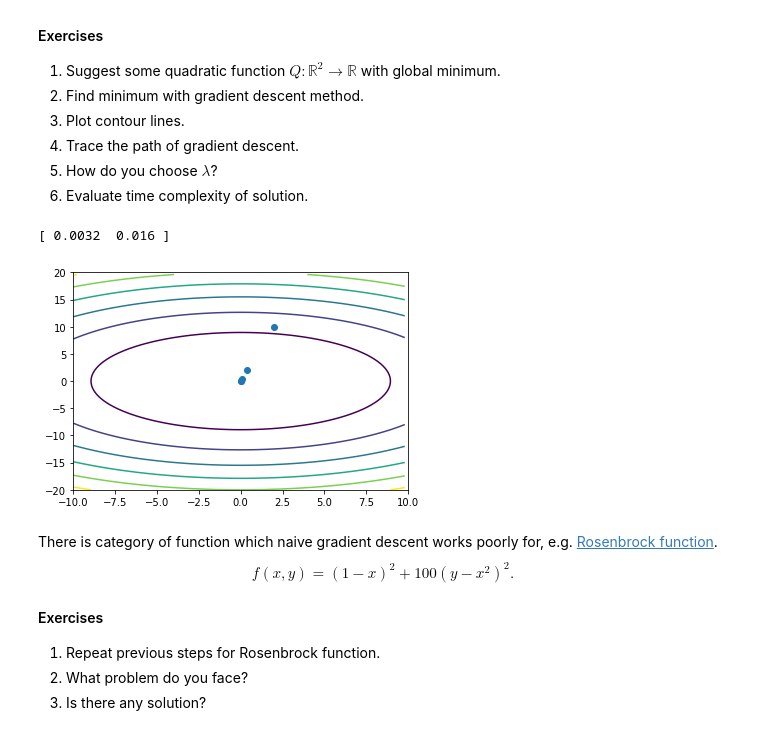
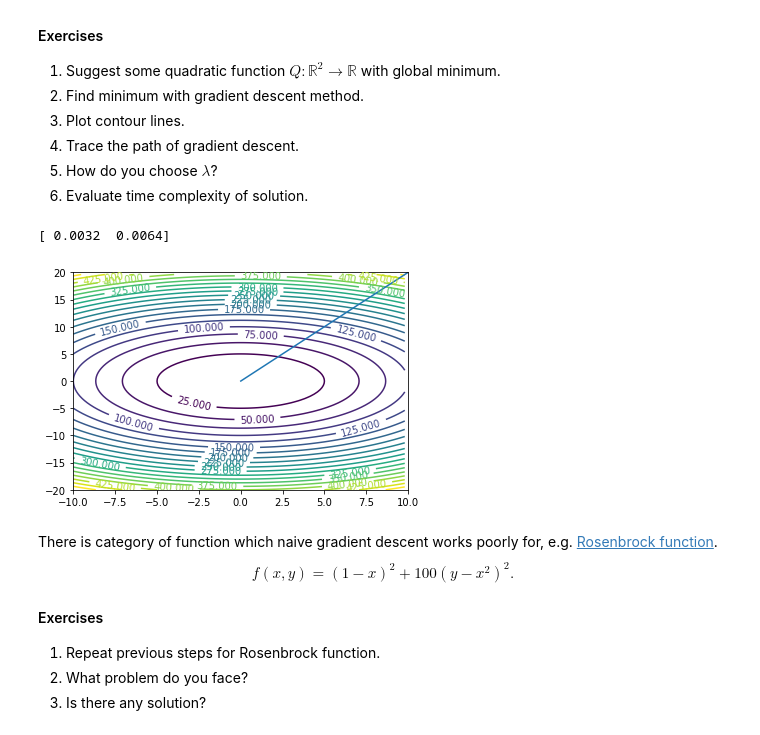
Before and after one commit to alyonkim/squad, a Jupyter notebook: labs/lab-1.ipynb, the cells around one changed output. Cells and saved outputs as stored; diff of their text form; code cells hidden in the pictures.

```diff
--- a/labs/lab-1.ipynb
+++ b/labs/lab-1.ipynb
@@ -264,38 +268,39 @@ def makeData(func, xmin, xmax, ymin, ymax):
     x = np.arange(xmin, xmax, (xmax-xmin)/100)
     y = np.arange(ymin, ymax, (ymax-ymin)/100)
     xgrid, ygrid = np.meshgrid(x, y)
 
     zgrid = func(xgrid, ygrid)
 
     return xgrid, ygrid, zgrid
 
 def levels(func, xmin, xmax, ymin, ymax):
     x, y, z = makeData(func, xmin, xmax, ymin, ymax)
 
-    pylab.contour(x, y, z)
+    tmp = pylab.contour(x, y, z, 20)
     pylab.xlim(xmin, xmax)
     pylab.ylim(ymin, ymax)
+    pylab.clabel(tmp)
 
 def gradient_descent(grad_func, x_0, y_0, lambda_gr, eps):
     dot_0 = np.array([x_0, y_0], dtype=np.float64)
     dot = dot_0
 
     dots_x = np.array([dot[0]])
     dots_y = np.array([dot[1]])
     while lambda_gr * sum(grad_func(dot) ** 2) > eps:
         dot -= lambda_gr * grad_func(dot) # / max(abs(grad_func(dot)[0]), abs(grad_func(dot)[1]))
         dots_x = np.vstack((dots_x, np.array([dot[0]])))
         dots_y = np.vstack((dots_y, np.array([dot[1]])))
     print(dot)
-    plt.scatter(dots_x, dots_y)
+    plt.plot(dots_x, dots_y)
 
 if __name__ == '__main__':
-    gradient_descent(grad, 10, 50, 0.4, 0.001)
+    gradient_descent(grad, 10, 20, 0.4, 0.001)
     levels(function, -10, 10, -20, 20)
     plt.show()
 # %% [output]
-[ 0.0032  0.016 ]
+[ 0.0032  0.0064]
-[figure, old version]
+[figure, new version]
 # %% [markdown]
 There is category of function which naive gradient descent works poorly for, e.g. [Rosenbrock function](https://en.wikipedia.org/wiki/Rosenbrock_function).
 $$f(x, y) = (1-x)^2 + 100(y-x^2)^2.$$
```
Also changed, not shown: parts of 8 cells of this notebook, 1 other file.
